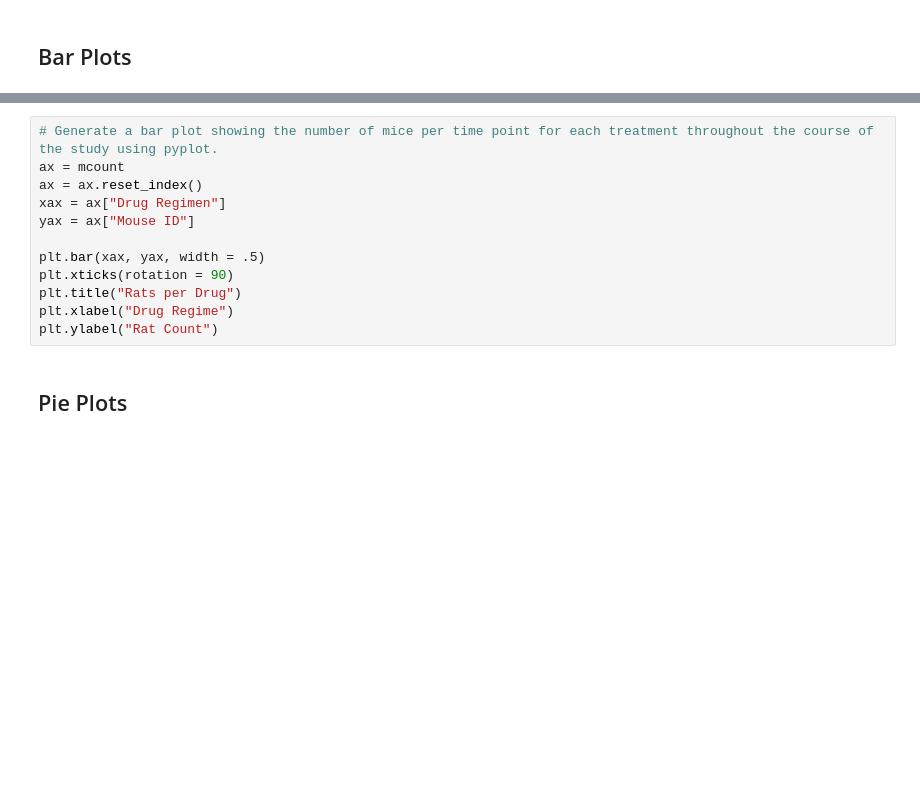
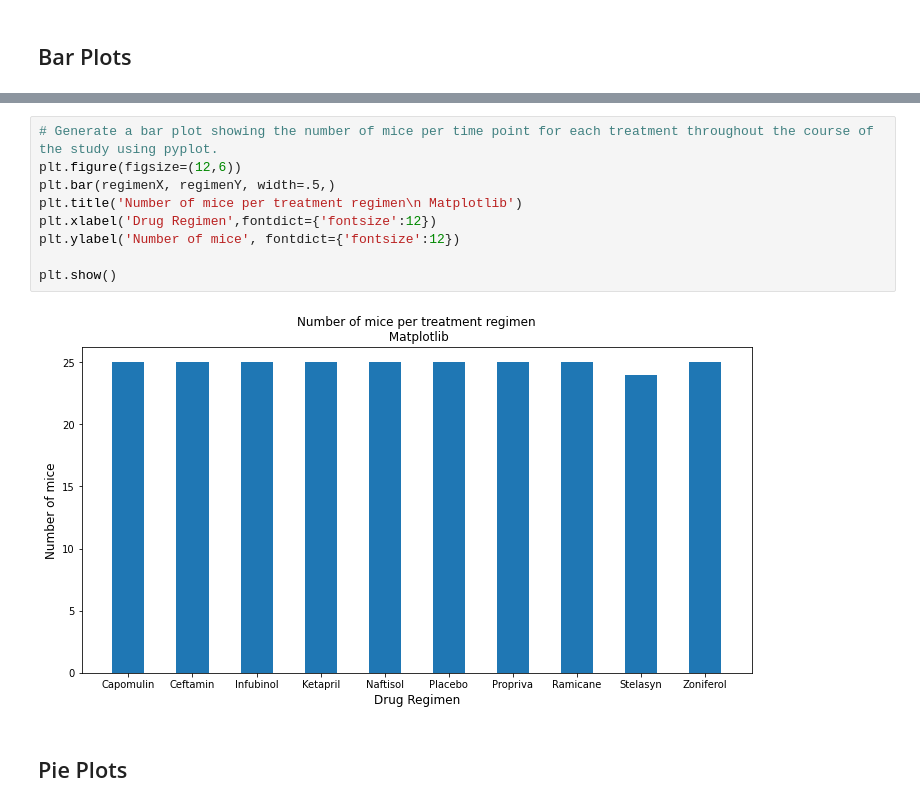
Before and after one commit to jgore1234/Matplotlib-Challenge, a Jupyter notebook: Pymaceuticals/analysis/pymaceuticals_starter.ipynb, the cells around one changed output, grey strips where cells are left out. Cells and saved outputs as stored; diff of their text form; blank space fills up the shorter version.

```diff
--- a/Pymaceuticals/analysis/pymaceuticals_starter.ipynb
+++ b/Pymaceuticals/analysis/pymaceuticals_starter.ipynb
@@ -88,15 +198,14 @@ mcount.plot.bar(rot = 90, title = "Rats Per Drug", y = "Rat Count")
 # %%
 # Generate a bar plot showing the number of mice per time point for each treatment throughout the course of the study using pyplot.
-ax = mcount
-ax = ax.reset_index()
-xax = ax["Drug Regimen"]
-yax = ax["Mouse ID"]
+plt.figure(figsize=(12,6))
+plt.bar(regimenX, regimenY, width=.5,)
+plt.title('Number of mice per treatment regimen\n Matplotlib')
+plt.xlabel('Drug Regimen',fontdict={'fontsize':12})
+plt.ylabel('Number of mice', fontdict={'fontsize':12})
 
-plt.bar(xax, yax, width = .5)
-plt.xticks(rotation = 90)
-plt.title("Rats per Drug")
-plt.xlabel("Drug Regime")
-plt.ylabel("Rat Count")
+plt.show()
+# %% [output]
+[figure, added]
 # %% [markdown]
 ## Pie Plots
 # %%
```
Also changed, not shown: parts of 40 cells of this notebook, 2 other files.
